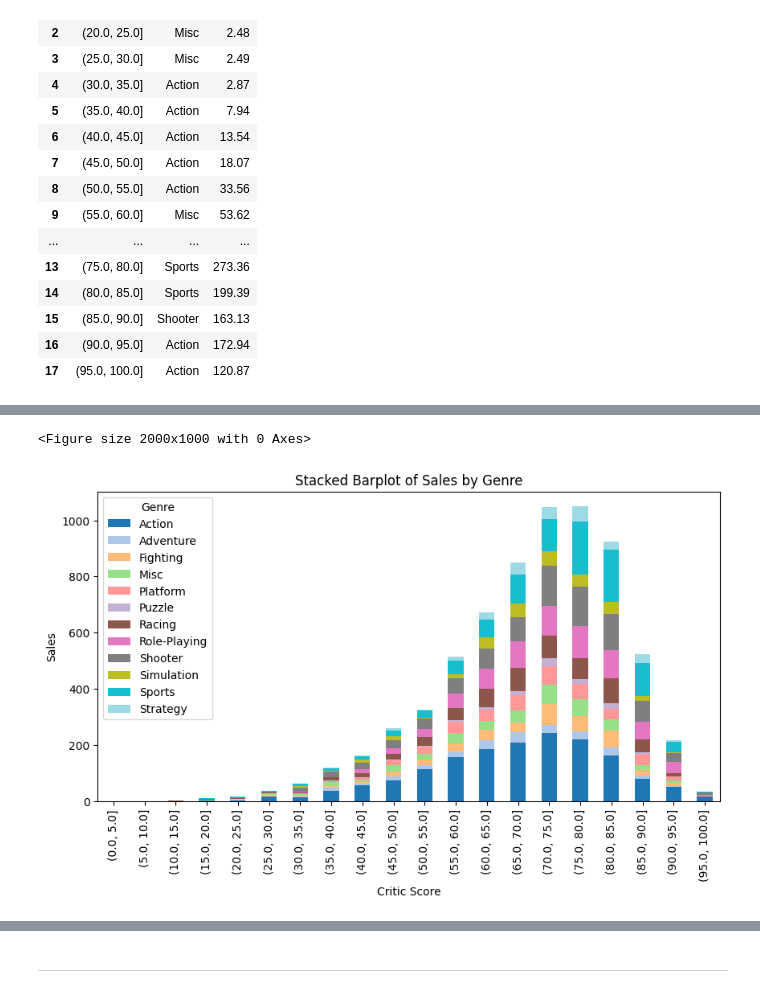
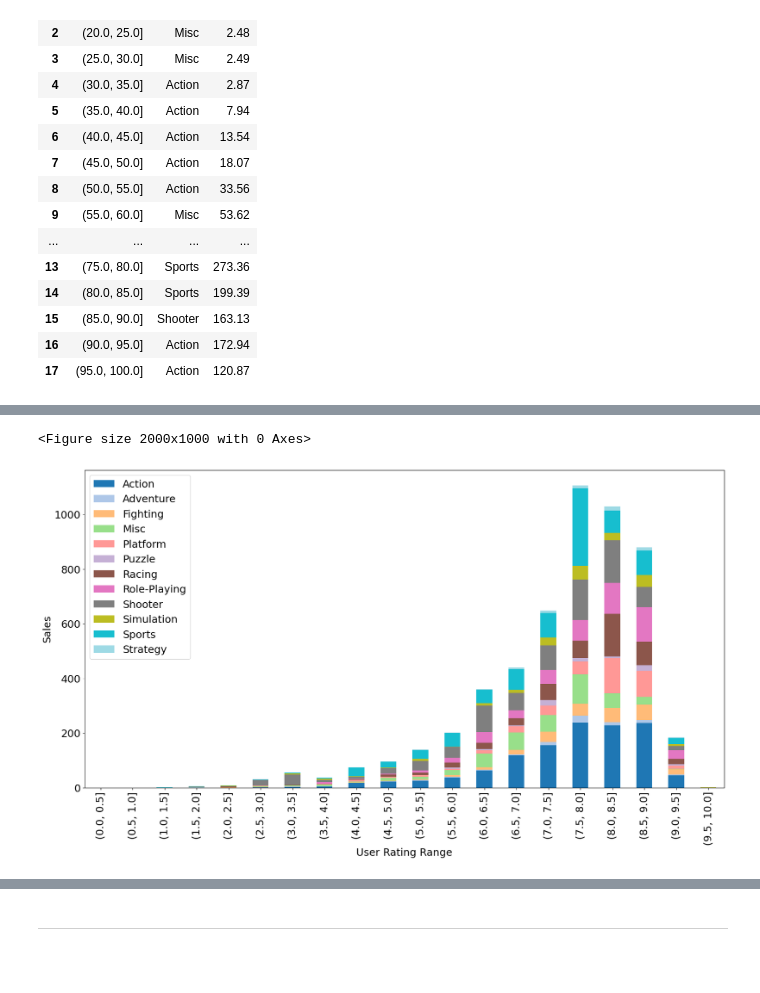
Before and after one commit to GhiathAjam/Analysis-of-Video-Games-Sales, a Jupyter notebook: Analysis/DescriptiveQuestions/Q1.ipynb, the cells around one changed output, grey strips where cells are left out. Drawn from its saved outputs; the diff is of its cells as text; code cells hidden in the pictures; blank space fills up the shorter version.

```diff
--- a/Analysis/DescriptiveQuestions/Q1.ipynb
+++ b/Analysis/DescriptiveQuestions/Q1.ipynb
@@ -157,11 +153,19 @@ plt.show()
-# %%
-# stack plot for critic score
-plt.figure(figsize=(20, 10))
-df_g_crtc['Genre'].value_counts().unstack().plot(kind='bar', stacked=True, figsize=(10,5), colormap='tab20')
-plt.title('Stacked Barplot of Sales by Genre')
-plt.xlabel('Critic Score')
-plt.ylabel('Sales')
-plt.show()
-# %% [output]
-<Figure size 2000x1000 with 0 Axes>
-[figure, removed]
+# %%
+# Plot User Score
+df2 = df.copy()
+df2['Rating_Range'] = pd.cut(df2['User_Score'], bins=np.arange(0, (df['User_Score'].max())+user_bin_size, user_bin_size))
+
+group_1 = df2.groupby(['Rating_Range', 'Genre']).sum()['Global_Sales']
+pivot_table = group_1.reset_index().pivot(index='Rating_Range', columns='Genre', values='Global_Sales')
+
+plt.figure(figsize=(20, 10))
+
+# Create the stacked bar plot
+ax = pivot_table.plot(kind='bar', stacked=True, colormap='tab20', figsize=(20, 10), fontsize=18)
+ax.set_xlabel('User Rating Range', fontsize=18)
+ax.set_ylabel('Sales', fontsize=18)
+ax.legend(fontsize=18)
+plt.show()
+# %% [output]
+<Figure size 2000x1000 with 0 Axes>
+[figure, added]
```
Also changed, not shown: parts of 5 cells of this notebook, 1 other file.
